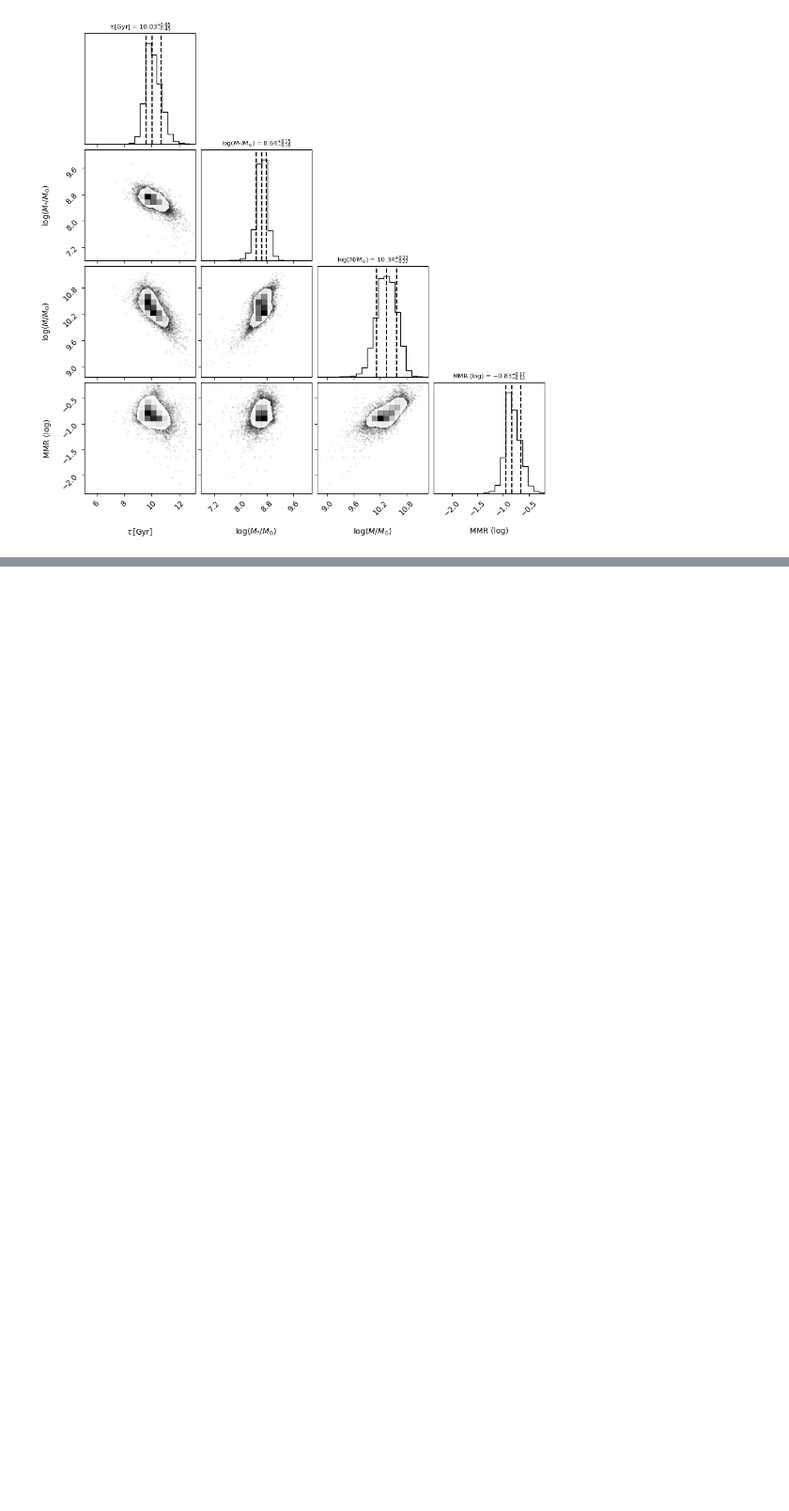
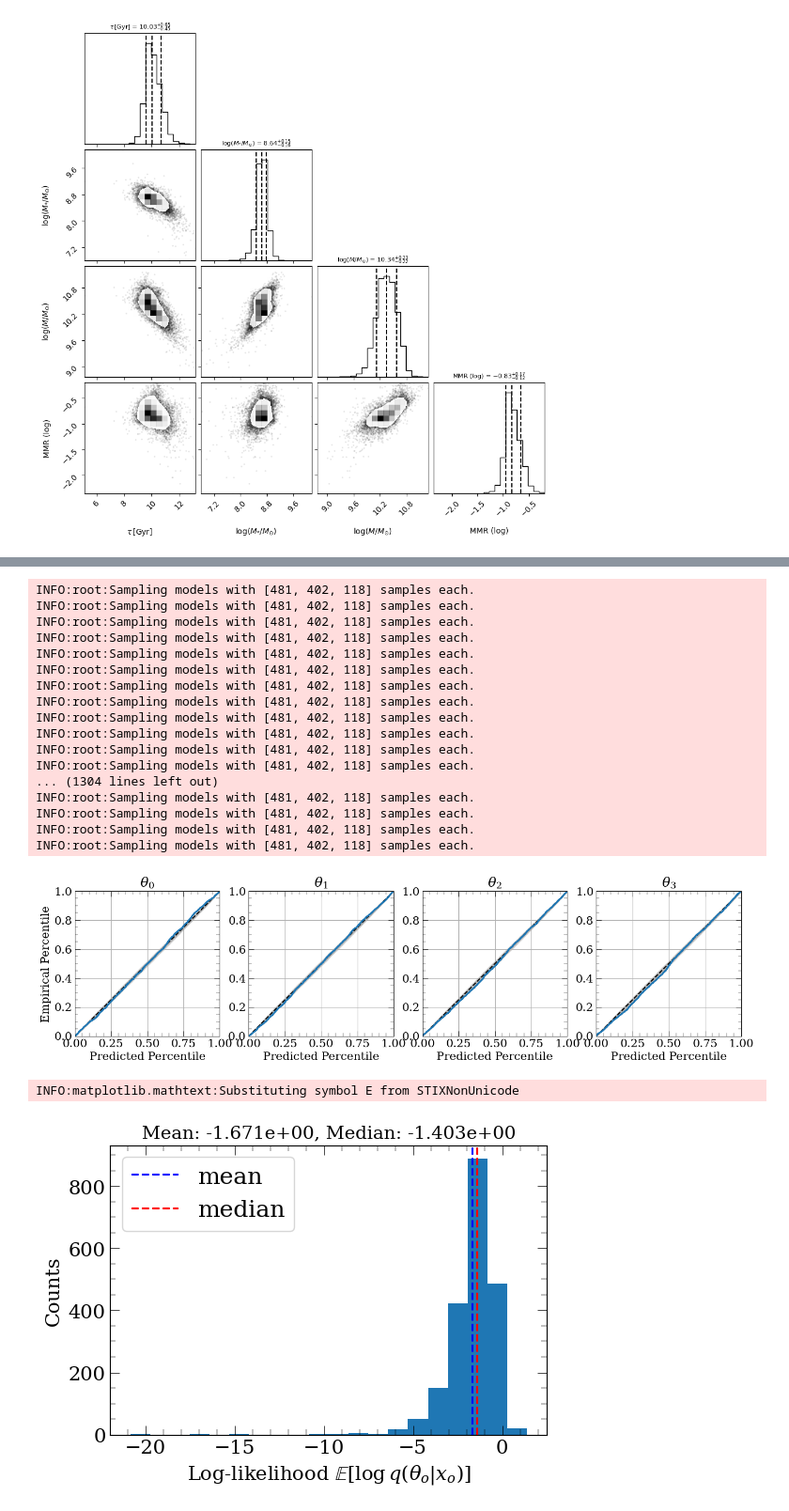
Before and after one commit to ariasant/MWsbi, a Jupyter notebook: plots.ipynb, the cells around one changed output, grey strips where cells are left out. Shown at 94% size. Drawn from its saved outputs; the diff is of its cells as text; code cells hidden in the pictures; blank space fills up the shorter version.

```diff
--- a/plots.ipynb
+++ b/plots.ipynb
@@ -131,0 +605,38 @@ Quantiles:
+# %%
+# Sample parameters for test galaxy
+samples = sbi_training.validation(posterior_ensemble=posterior_model,
+                              test_dictionary=test_dictionary,
+                              filename=filename,
+                              output_dir=output_dir)
+
+# Scale back the merger parameters into the original representation
+for progID in samples.keys():
+    theta_pred, log_p, theta_fid = samples[progID]
+    samples[progID] = (scaler_params.inverse_transform(theta_pred),
+                        log_p,
+                        scaler_params.inverse_transform(theta_fid[None,:])[0])
+
+
+pickle.dump(samples,
+            open(f'{output_dir}{filename}_test_samples.pkl', 'wb'))
+# %% [output]
+INFO:root:Sampling models with [481, 402, 118] samples each.
+INFO:root:Sampling models with [481, 402, 118] samples each.
+INFO:root:Sampling models with [481, 402, 118] samples each.
+INFO:root:Sampling models with [481, 402, 118] samples each.
+INFO:root:Sampling models with [481, 402, 118] samples each.
+INFO:root:Sampling models with [481, 402, 118] samples each.
+INFO:root:Sampling models with [481, 402, 118] samples each.
+INFO:root:Sampling models with [481, 402, 118] samples each.
+INFO:root:Sampling models with [481, 402, 118] samples each.
+INFO:root:Sampling models with [481, 402, 118] samples each.
+INFO:root:Sampling models with [481, 402, 118] samples each.
+INFO:root:Sampling models with [481, 402, 118] samples each.
+... (1304 lines left out)
+INFO:root:Sampling models with [481, 402, 118] samples each.
+INFO:root:Sampling models with [481, 402, 118] samples each.
+INFO:root:Sampling models with [481, 402, 118] samples each.
+INFO:root:Sampling models with [481, 402, 118] samples each.
+[figure, added]
+INFO:matplotlib.mathtext:Substituting symbol E from STIXNonUnicode
+[figure, added]
```
Also changed, not shown: parts of 17 cells of this notebook, 9 other files.
